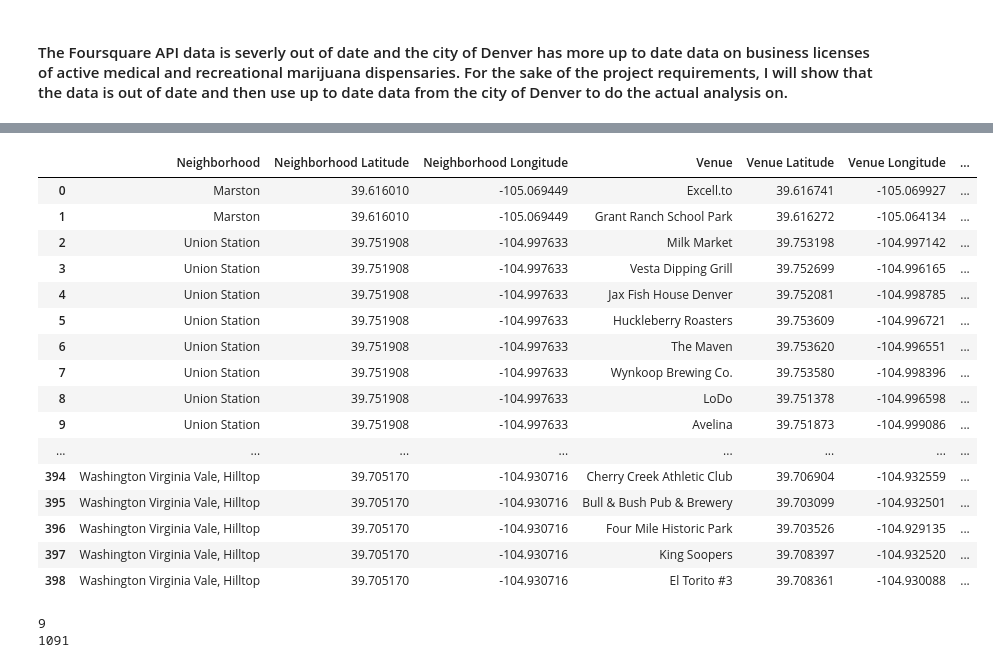
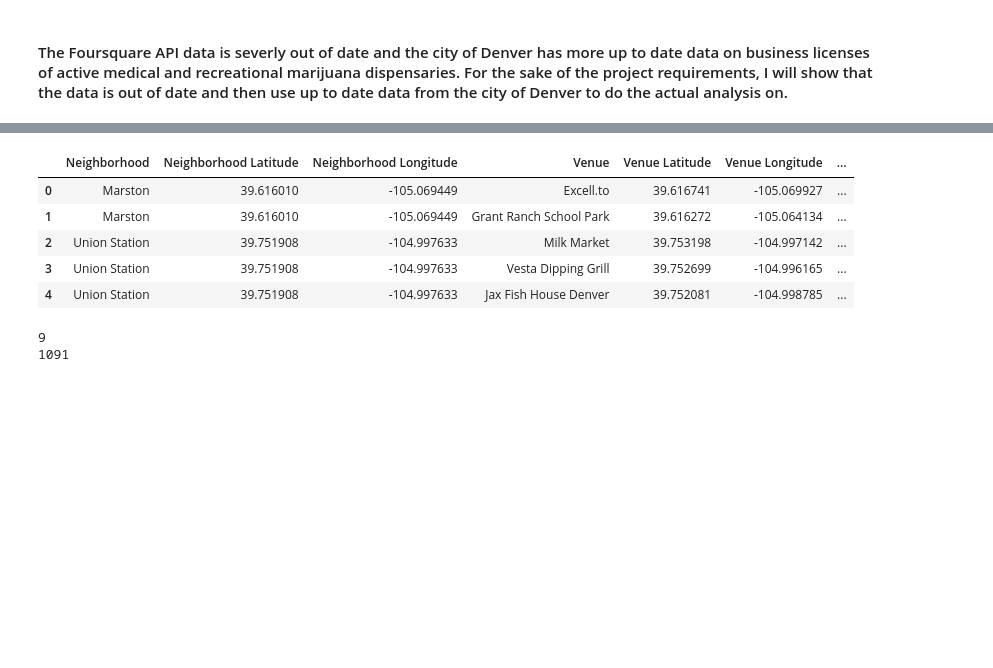
Before and after one commit to strange1120/battle-of-the-neighborhoods, a Jupyter notebook: battle-of-the-neighborhoods-denver.ipynb, the cells around one changed output, grey strips where cells are left out. Drawn from its saved outputs; the diff is of its cells as text; code cells hidden in the pictures; blank space fills up the shorter version.

Commit message:
reducing denver venues data fame down

```diff
--- a/battle-of-the-neighborhoods-denver.ipynb
+++ b/battle-of-the-neighborhoods-denver.ipynb
@@ -319,25 +319,14 @@ Washington Virginia Vale, Hilltop
 Windsor
 Gateway - Green Valley Ranch, DIA
 # %%
-denver_venues
+denver_venues.head()
 # %% [output]
 |  | Neighborhood | Neighborhood Latitude | Neighborhood Longitude | Venue | Venue Latitude | Venue Longitude | ... |
 | 0 | Marston | 39.616010 | -105.069449 | Excell.to | 39.616741 | -105.069927 | ... |
 | 1 | Marston | 39.616010 | -105.069449 | Grant Ranch School Park | 39.616272 | -105.064134 | ... |
 | 2 | Union Station | 39.751908 | -104.997633 | Milk Market | 39.753198 | -104.997142 | ... |
 | 3 | Union Station | 39.751908 | -104.997633 | Vesta Dipping Grill | 39.752699 | -104.996165 | ... |
 | 4 | Union Station | 39.751908 | -104.997633 | Jax Fish House Denver | 39.752081 | -104.998785 | ... |
-| 5 | Union Station | 39.751908 | -104.997633 | Huckleberry Roasters | 39.753609 | -104.996721 | ... |
-| 6 | Union Station | 39.751908 | -104.997633 | The Maven | 39.753620 | -104.996551 | ... |
-| 7 | Union Station | 39.751908 | -104.997633 | Wynkoop Brewing Co. | 39.753580 | -104.998396 | ... |
-| 8 | Union Station | 39.751908 | -104.997633 | LoDo | 39.751378 | -104.996598 | ... |
-| 9 | Union Station | 39.751908 | -104.997633 | Avelina | 39.751873 | -104.999086 | ... |
-| ... | ... | ... | ... | ... | ... | ... | ... |
-| 394 | Washington Virginia Vale, Hilltop | 39.705170 | -104.930716 | Cherry Creek Athletic Club | 39.706904 | -104.932559 | ... |
-| 395 | Washington Virginia Vale, Hilltop | 39.705170 | -104.930716 | Bull & Bush Pub & Brewery | 39.703099 | -104.932501 | ... |
-| 396 | Washington Virginia Vale, Hilltop | 39.705170 | -104.930716 | Four Mile Historic Park | 39.703526 | -104.929135 | ... |
-| 397 | Washington Virginia Vale, Hilltop | 39.705170 | -104.930716 | King Soopers | 39.708397 | -104.932520 | ... |
-| 398 | Washington Virginia Vale, Hilltop | 39.705170 | -104.930716 | El Torito #3 | 39.708361 | -104.930088 | ... |
 # %%
 print((denver_venues['Venue Category']=='Marijuana Dispensary').sum())
 print(active_biz_licenses_data['Business File Number'].count())
```
